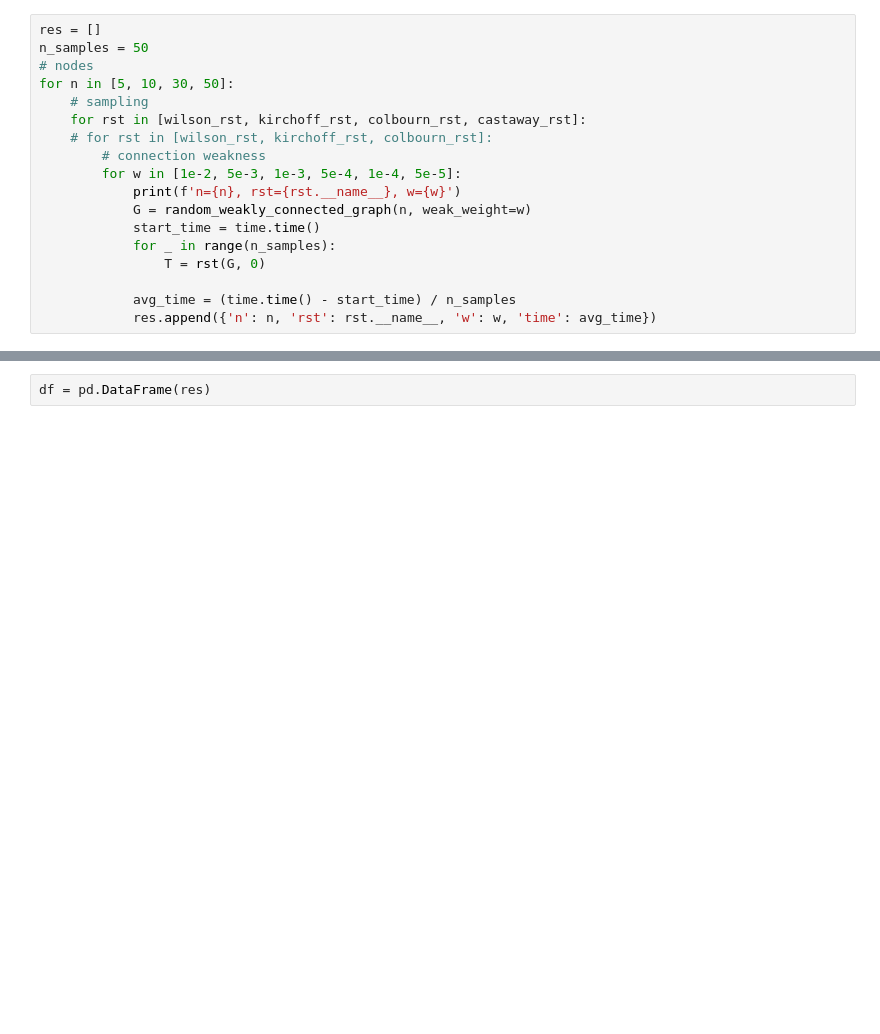
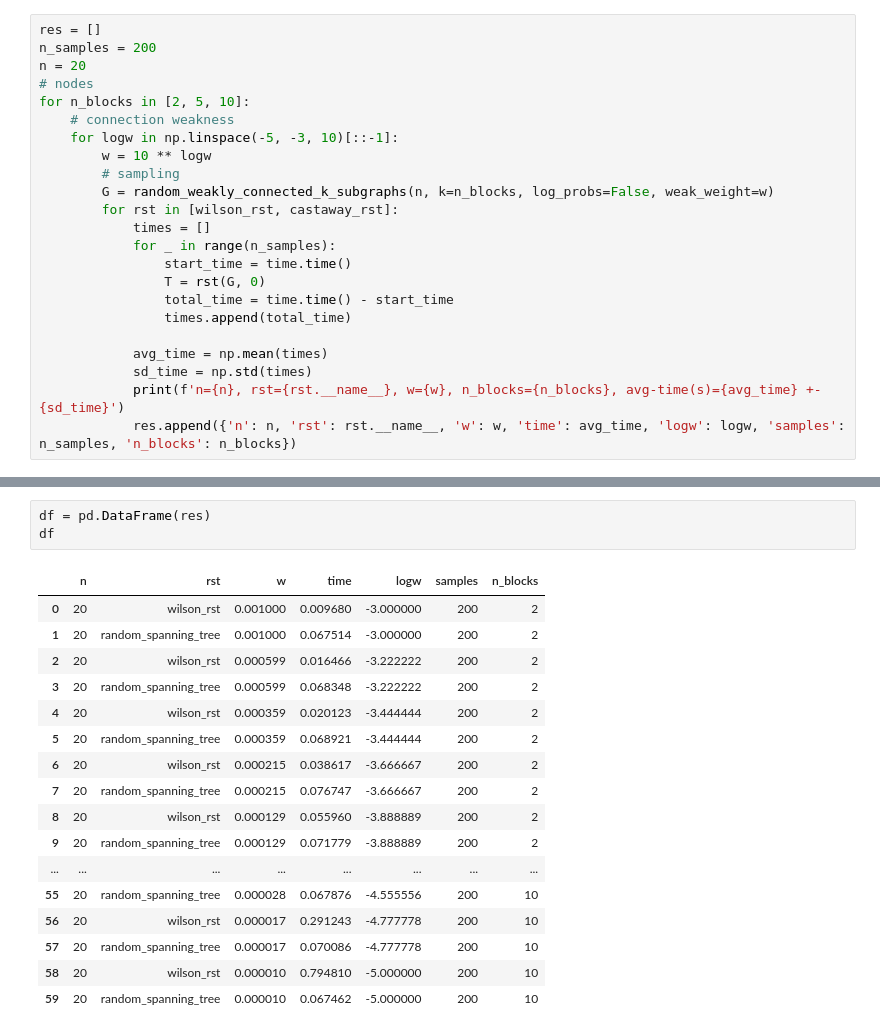
Before and after one commit to Lagergren-Lab/treesampling, a Jupyter notebook: notebooks/weakly_connected_performance.ipynb, the cells around one changed output, grey strips where cells are left out. Cells and saved outputs as stored; diff of their text form; blank space fills up the shorter version.

```diff
--- a/notebooks/weakly_connected_performance.ipynb
+++ b/notebooks/weakly_connected_performance.ipynb
@@ -7,20 +13,25 @@ import seaborn as sns
 import pandas as pd
 # %%
 res = []
-n_samples = 50
+n_samples = 200
+n = 20
 # nodes
-for n in [5, 10, 30, 50]:
-    # sampling
-    for rst in [wilson_rst, kirchoff_rst, colbourn_rst, castaway_rst]:
-    # for rst in [wilson_rst, kirchoff_rst, colbourn_rst]:
-        # connection weakness
-        for w in [1e-2, 5e-3, 1e-3, 5e-4, 1e-4, 5e-5]:
-            print(f'n={n}, rst={rst.__name__}, w={w}')
-            G = random_weakly_connected_graph(n, weak_weight=w)
-            start_time = time.time()
+for n_blocks in [2, 5, 10]:
+    # connection weakness
+    for logw in np.linspace(-5, -3, 10)[::-1]:
+        w = 10 ** logw
+        # sampling
+        G = random_weakly_connected_k_subgraphs(n, k=n_blocks, log_probs=False, weak_weight=w)
+        for rst in [wilson_rst, castaway_rst]:
+            times = []
             for _ in range(n_samples):
+                start_time = time.time()
                 T = rst(G, 0)
+                total_time = time.time() - start_time
+                times.append(total_time)
 
-            avg_time = (time.time() - start_time) / n_samples
-            res.append({'n': n, 'rst': rst.__name__, 'w': w, 'time': avg_time})
+            avg_time = np.mean(times)
+            sd_time = np.std(times)
+            print(f'n={n}, rst={rst.__name__}, w={w}, n_blocks={n_blocks}, avg-time(s)={avg_time} +- {sd_time}')
+            res.append({'n': n, 'rst': rst.__name__, 'w': w, 'time': avg_time, 'logw': logw, 'samples': n_samples, 'n_blocks': n_blocks})
 # %% [output]
@@ -64,2 +56,21 @@ n=50, rst=random_spanning_tree, w=5e-05
 # %%
 df = pd.DataFrame(res)
+df
+# %% [output]
+|  | n | rst | w | time | logw | samples | n_blocks |
+| 0 | 20 | wilson_rst | 0.001000 | 0.009680 | -3.000000 | 200 | 2 |
+| 1 | 20 | random_spanning_tree | 0.001000 | 0.067514 | -3.000000 | 200 | 2 |
+| 2 | 20 | wilson_rst | 0.000599 | 0.016466 | -3.222222 | 200 | 2 |
+| 3 | 20 | random_spanning_tree | 0.000599 | 0.068348 | -3.222222 | 200 | 2 |
+| 4 | 20 | wilson_rst | 0.000359 | 0.020123 | -3.444444 | 200 | 2 |
+| 5 | 20 | random_spanning_tree | 0.000359 | 0.068921 | -3.444444 | 200 | 2 |
+| 6 | 20 | wilson_rst | 0.000215 | 0.038617 | -3.666667 | 200 | 2 |
+| 7 | 20 | random_spanning_tree | 0.000215 | 0.076747 | -3.666667 | 200 | 2 |
+| 8 | 20 | wilson_rst | 0.000129 | 0.055960 | -3.888889 | 200 | 2 |
+| 9 | 20 | random_spanning_tree | 0.000129 | 0.071779 | -3.888889 | 200 | 2 |
+| ... | ... | ... | ... | ... | ... | ... | ... |
+| 55 | 20 | random_spanning_tree | 0.000028 | 0.067876 | -4.555556 | 200 | 10 |
+| 56 | 20 | wilson_rst | 0.000017 | 0.291243 | -4.777778 | 200 | 10 |
+| 57 | 20 | random_spanning_tree | 0.000017 | 0.070086 | -4.777778 | 200 | 10 |
+| 58 | 20 | wilson_rst | 0.000010 | 0.794810 | -5.000000 | 200 | 10 |
+| 59 | 20 | random_spanning_tree | 0.000010 | 0.067462 | -5.000000 | 200 | 10 |
```
Also changed, not shown: parts of 25 cells of this notebook, 8 other files.
